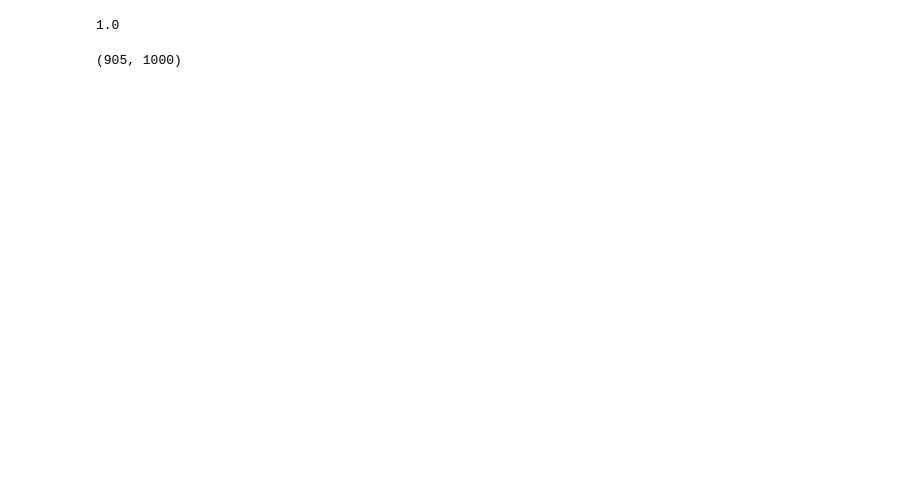
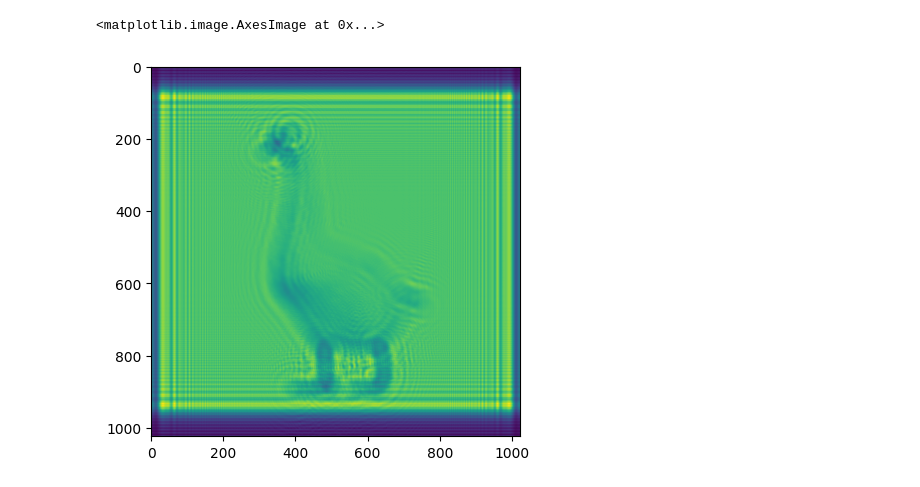
Before and after one commit to rkka02/CGH, a Jupyter notebook: Computer-Generated-Hologram/Python/Fresnel.ipynb, the cells around one changed output. Cells and saved outputs as stored; diff of their text form; code cells hidden in the pictures; blank space fills up the shorter version.

Commit message:
fresnel holo_1 successful

```diff
--- a/Computer-Generated-Hologram/Python/Fresnel.ipynb
+++ b/Computer-Generated-Hologram/Python/Fresnel.ipynb
@@ -2,3 +2,41 @@
 import numpy as np
 from PIL import Image
 import matplotlib.pyplot as plt
+# %%
+def padding(g):
+    M, N = g.shape
+    m = max(M,N)
+    a = int(np.log2(m)+1)
+    A = 2**a
+    t = np.zeros((A,A))
+    t[int(A/2-M/2) : int(A/2+M/2), int(A/2-N/2) : int(A/2+N/2)] = g[:,:]
+    t = t/np.max(t)
+    return t
+# %%
+def fresnel(g, lambda_=1e-9, d=1):
+    M, N = g.shape
+    dxs = np.sqrt(lambda_ * d / M)
+    dys = np.sqrt(lambda_ * d / N)
+    xs = dxs * np.array(range(-int(M/2),+int(M/2)))
+    ys = dys * np.array(range(-int(N/2),+int(N/2)))
+    Ys, Xs = np.meshgrid(ys, xs)
+
+    dx, dy = dxs, dys
+    x, y = xs, ys
+    Y, X = np.meshgrid(y, x)
+
+    # random noise
+    # g = g * 2 * np.pi * np.random.rand(M, N)
+
+    g = g * np.exp(1j * np.pi / lambda_ / d * (Xs**2 + Ys**2))
+
+    g = np.fft.fftshift(g)
+    g = np.fft.fft2(g)
+    g = np.fft.fftshift(g)
+
+    g = g * (1 / 1j / lambda_ / d) * np.exp(1j * 2 * np.pi * d / lambda_) \
+          * np.exp(1j * np.pi / lambda_ / d * (X**2 +Y**2))
+
+    # regularization
+    g = g / np.max(np.abs(g))
+    return g
@@ -5,13 +62,12 @@ import matplotlib.pyplot as plt
 # %%
 img_path = "/Users/makisbea/Labs/Computer-Generated-Hologram/Images/goose.jpg"
+# img_path = "/Users/makisbea/Labs/Computer-Generated-Hologram/Res/imageO/pku.jpg"
 img = Image.open(img_path)
 img = img.convert('L')
 g = np.array(img)
-g = g/255
-np.max(g)
+g = padding(g)
+g = fresnel(g)
+plt.imshow(np.abs(g))
 # %% [output]
-1.0
+<matplotlib.image.AxesImage at 0x...>
+[figure, added]
-# %%
-g.shape
-# %% [output]
-(905, 1000)
```
Also changed, not shown: parts of 7 cells of this notebook, 3 other files.
